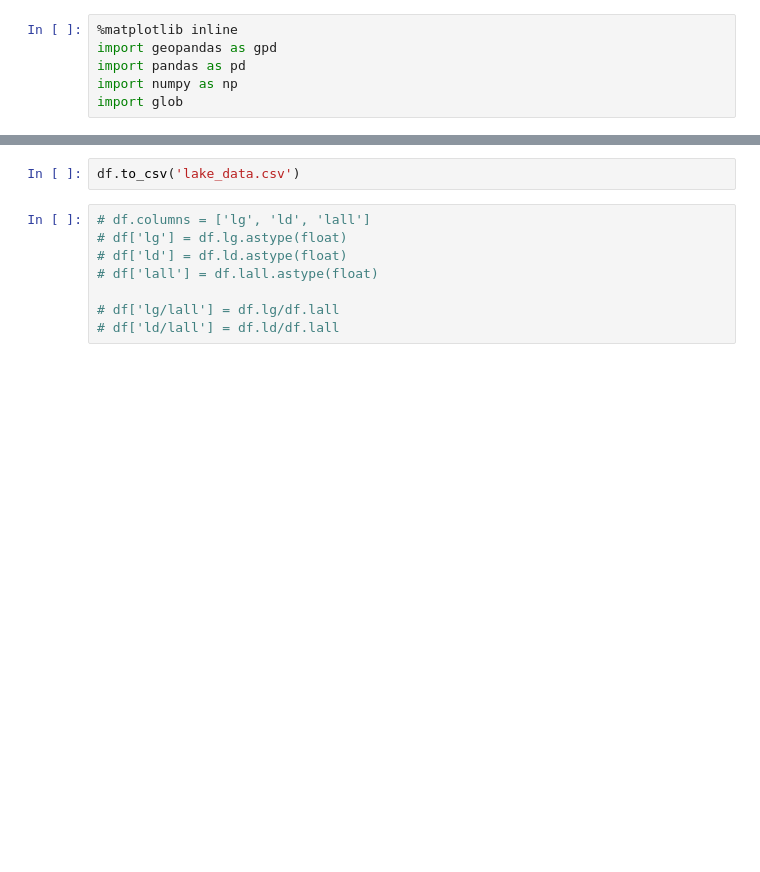
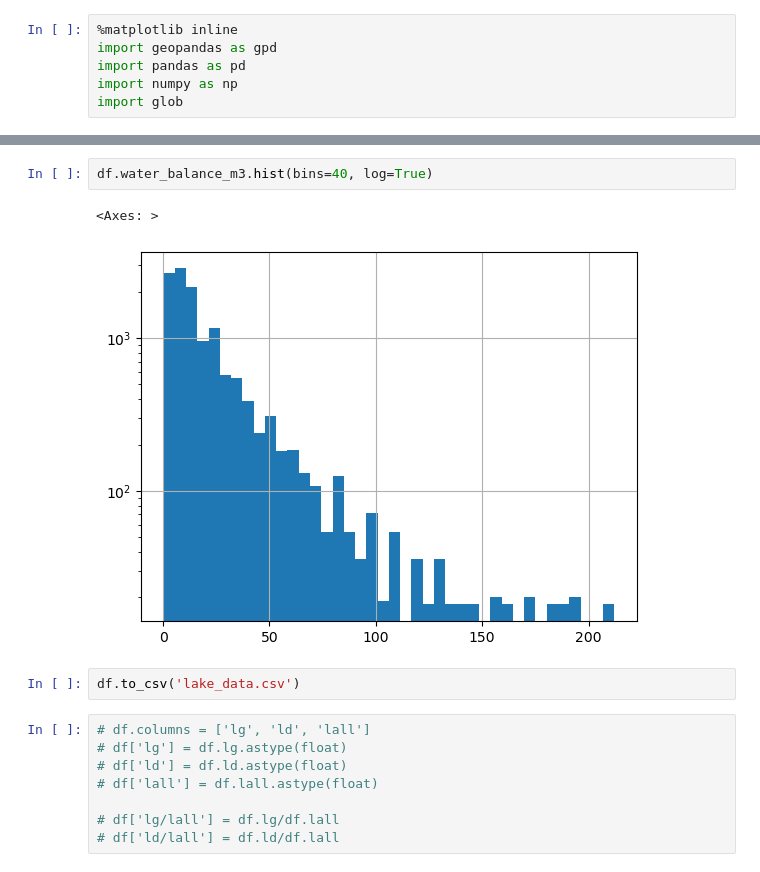
Before and after one commit to 4DModeller/tblakes, a Jupyter notebook: data/combine.ipynb, the cells around one changed output, grey strips where cells are left out. Saved outputs shown, nothing was run; the diff lists cells and outputs as text; blank space fills up the shorter version.

```diff
--- a/data/combine.ipynb
+++ b/data/combine.ipynb
@@ -47,3 +74,8 @@ ax.set_xscale('log')
+# %%
+df.water_balance_m3.hist(bins=40, log=True)
+# %% [output]
+<Axes: >
+[figure, added]
 # %%
 df.to_csv('lake_data.csv')
 # %%
```
Also changed, not shown: parts of 4 cells of this notebook.
